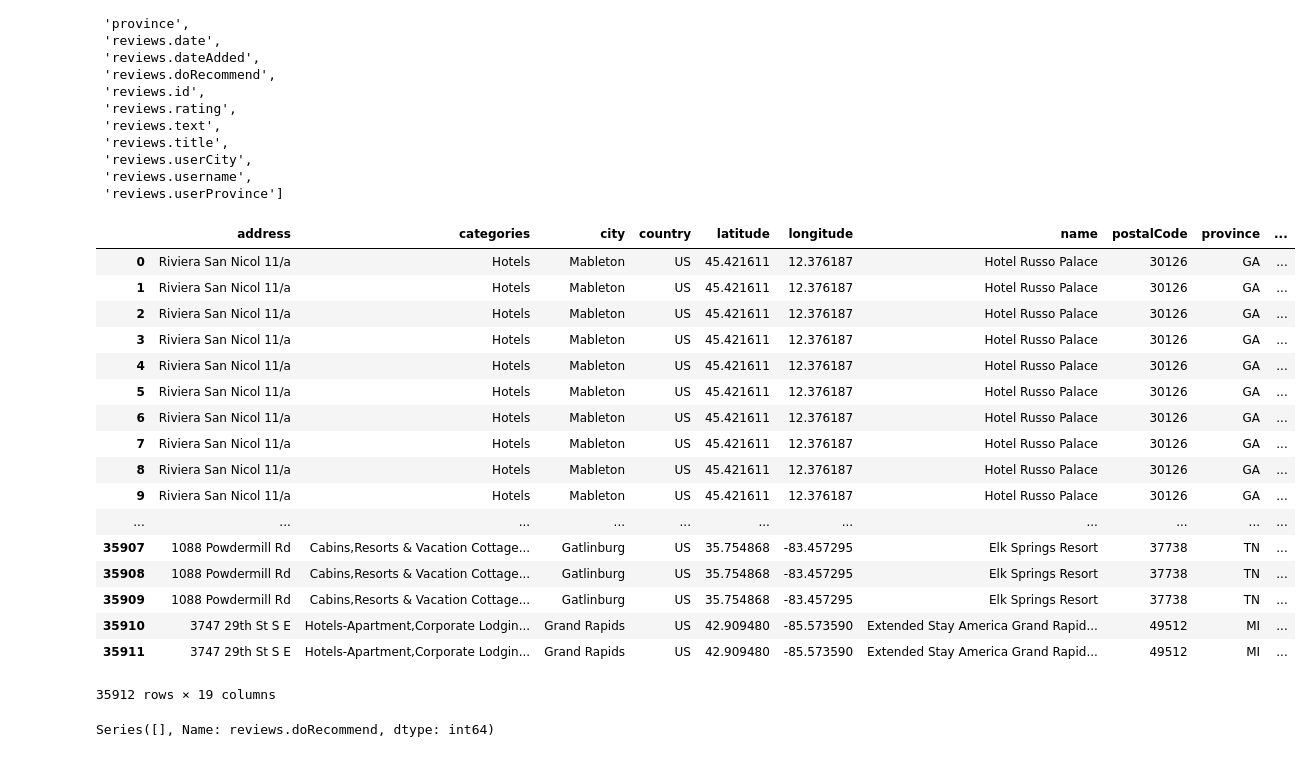
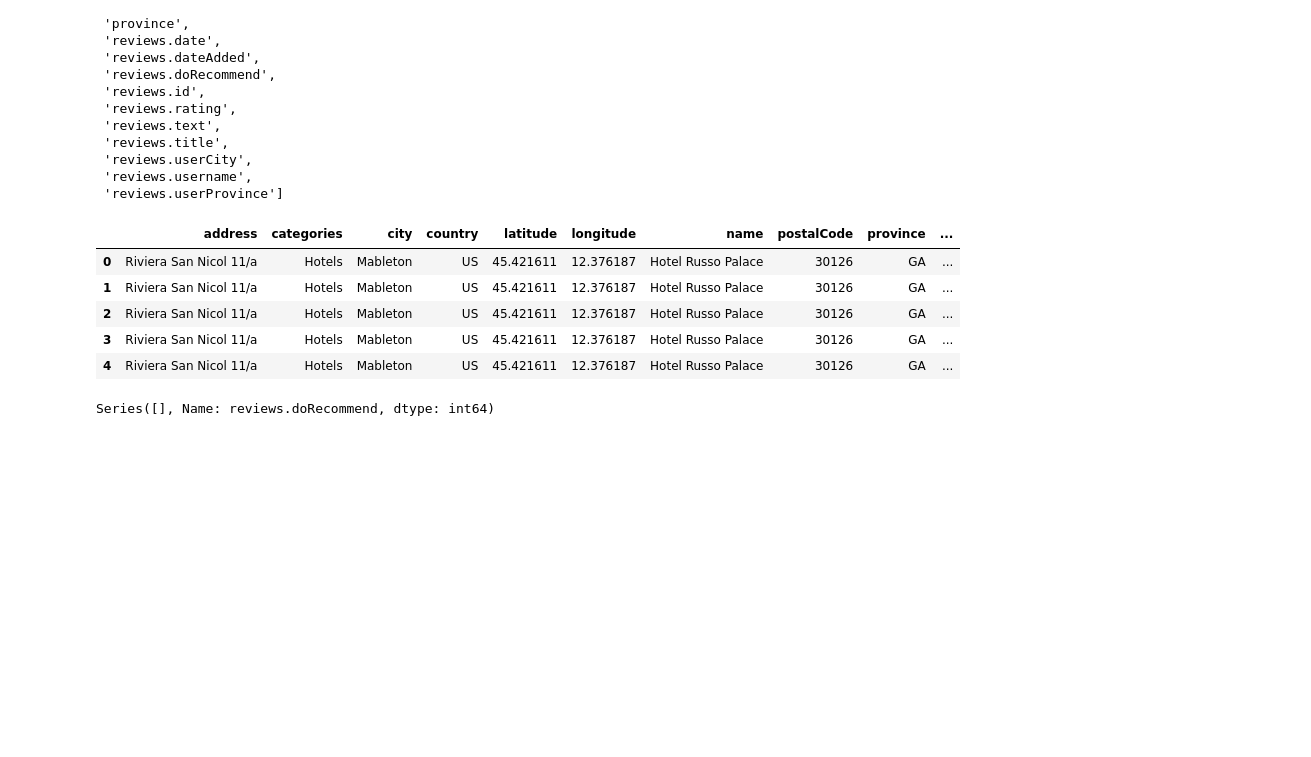
Before and after one commit to rtjfarrimond/hotel-review-embedding, a Jupyter notebook: Train and evaluate model.ipynb, the cells around one changed output. Drawn from its saved outputs; the diff is of its cells as text; code cells hidden in the pictures; blank space fills up the shorter version.

```diff
--- a/Train and evaluate model.ipynb
+++ b/Train and evaluate model.ipynb
@@ -57,26 +60,14 @@ list(data.columns.values)
  'reviews.username',
  'reviews.userProvince']
 # %%
-data
+data.head()
 # %% [output]
 |  | address | categories | city | country | latitude | longitude | name | postalCode | province | ... |
 | 0 | Riviera San Nicol 11/a | Hotels | Mableton | US | 45.421611 | 12.376187 | Hotel Russo Palace | 30126 | GA | ... |
 | 1 | Riviera San Nicol 11/a | Hotels | Mableton | US | 45.421611 | 12.376187 | Hotel Russo Palace | 30126 | GA | ... |
 | 2 | Riviera San Nicol 11/a | Hotels | Mableton | US | 45.421611 | 12.376187 | Hotel Russo Palace | 30126 | GA | ... |
 | 3 | Riviera San Nicol 11/a | Hotels | Mableton | US | 45.421611 | 12.376187 | Hotel Russo Palace | 30126 | GA | ... |
 | 4 | Riviera San Nicol 11/a | Hotels | Mableton | US | 45.421611 | 12.376187 | Hotel Russo Palace | 30126 | GA | ... |
-| 5 | Riviera San Nicol 11/a | Hotels | Mableton | US | 45.421611 | 12.376187 | Hotel Russo Palace | 30126 | GA | ... |
-| 6 | Riviera San Nicol 11/a | Hotels | Mableton | US | 45.421611 | 12.376187 | Hotel Russo Palace | 30126 | GA | ... |
-| 7 | Riviera San Nicol 11/a | Hotels | Mableton | US | 45.421611 | 12.376187 | Hotel Russo Palace | 30126 | GA | ... |
-| 8 | Riviera San Nicol 11/a | Hotels | Mableton | US | 45.421611 | 12.376187 | Hotel Russo Palace | 30126 | GA | ... |
-| 9 | Riviera San Nicol 11/a | Hotels | Mableton | US | 45.421611 | 12.376187 | Hotel Russo Palace | 30126 | GA | ... |
-| ... | ... | ... | ... | ... | ... | ... | ... | ... | ... | ... |
-| 35907 | 1088 Powdermill Rd | Cabins,Resorts & Vacation Cottage... | Gatlinburg | US | 35.754868 | -83.457295 | Elk Springs Resort | 37738 | TN | ... |
-| 35908 | 1088 Powdermill Rd | Cabins,Resorts & Vacation Cottage... | Gatlinburg | US | 35.754868 | -83.457295 | Elk Springs Resort | 37738 | TN | ... |
-| 35909 | 1088 Powdermill Rd | Cabins,Resorts & Vacation Cottage... | Gatlinburg | US | 35.754868 | -83.457295 | Elk Springs Resort | 37738 | TN | ... |
-| 35910 | 3747 29th St S E | Hotels-Apartment,Corporate Lodgin... | Grand Rapids | US | 42.909480 | -85.573590 | Extended Stay America Grand Rapid... | 49512 | MI | ... |
-| 35911 | 3747 29th St S E | Hotels-Apartment,Corporate Lodgin... | Grand Rapids | US | 42.909480 | -85.573590 | Extended Stay America Grand Rapid... | 49512 | MI | ... |
-35912 rows × 19 columns
 # %%
 data['reviews.doRecommend'].value_counts()
 # %% [output]
```
Also changed, not shown: parts of 23 cells of this notebook, 6 other files.
